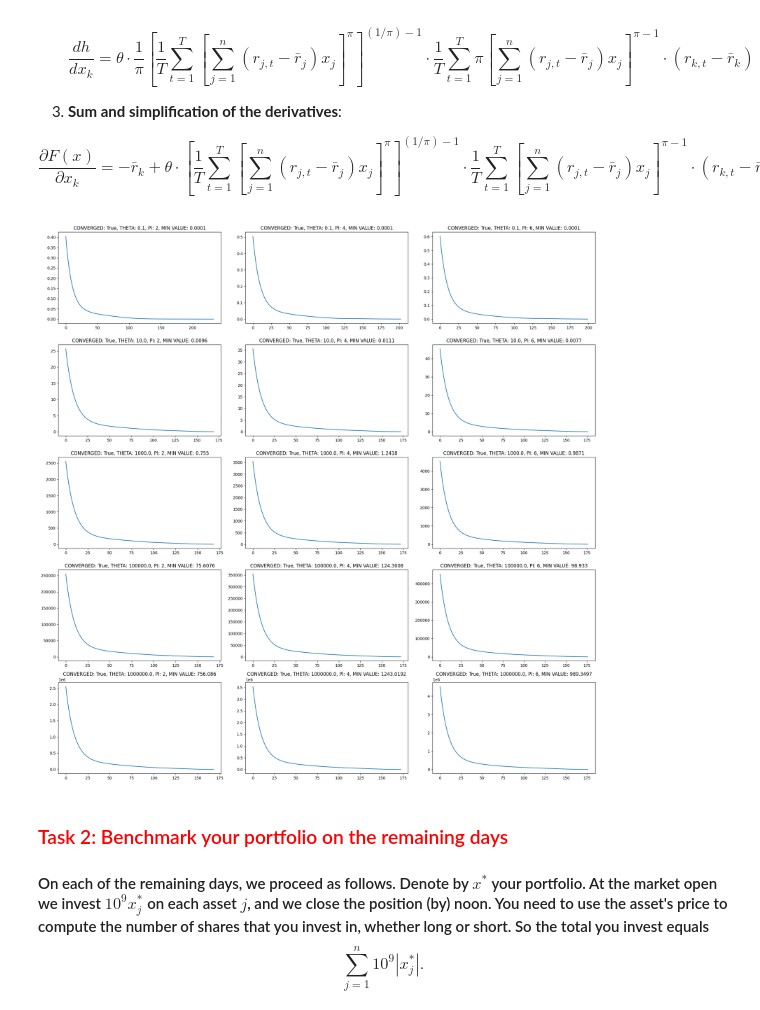
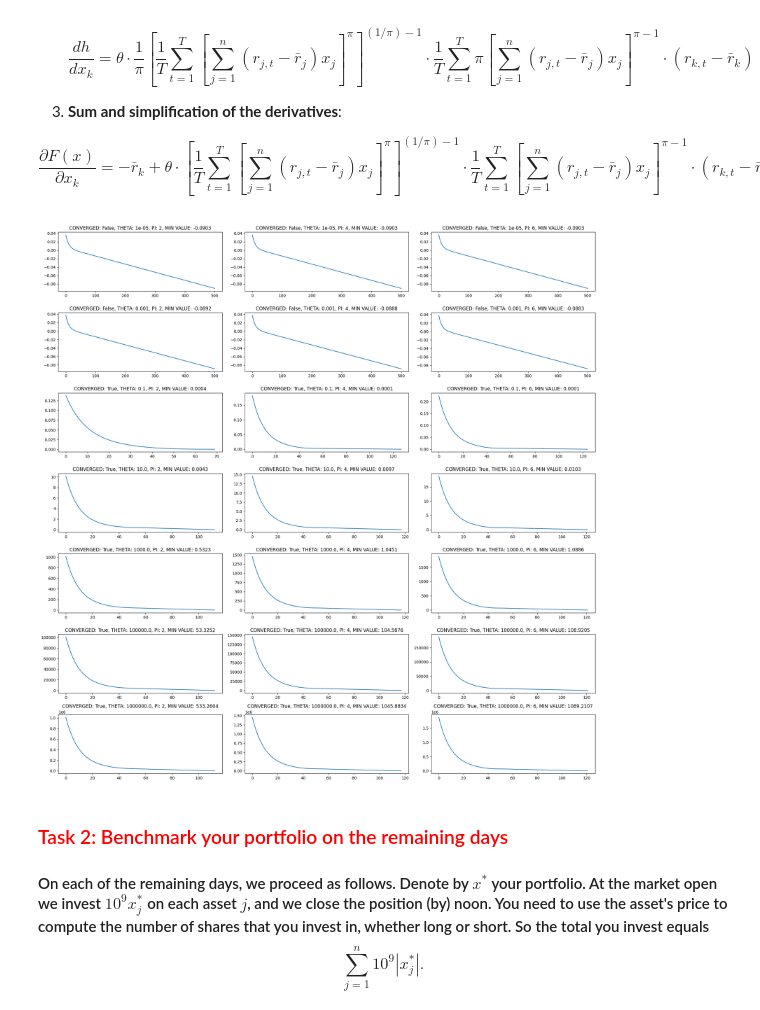
Before and after one commit to ostapenkovs/ieor-4500-apps-prog, a Jupyter notebook: hw2/hw2.ipynb, the cells around one changed output. Saved outputs shown, nothing was run; the diff lists cells and outputs as text; code cells hidden in the pictures.

```diff
--- a/hw2/hw2.ipynb
+++ b/hw2/hw2.ipynb
@@ -96,32 +96,32 @@ def gradient_descent(r_bar, r_diff, theta, pi, x_0, alpha, beta, max_iter=1000,
     return converged, x, hist
 # %%
 params = dict(
-    x_0=np.array([69]*3),
-    alpha=1e-1, beta=0.9,
+    x_0=np.array([69, 4, 20]),
+    alpha=1e-1, beta=0.90,
     max_iter=500, tolerance=1e-8
 )
 
 data = dict()
-for theta, pi in itertools.product([1e-1, 1e1, 1e3, 1e5, 1e6], [2, 4, 6]): # not using pi=0.5 as a possibility right now!
+for theta, pi in itertools.product([1e-5, 1e-3, 1e-1, 1e1, 1e3, 1e5, 1e6], [2, 4, 6]): # not using pi=0.5 as a possibility right now!
     data[ (theta, pi) ] = gradient_descent(r_bar=r_bar, r_diff=r_diff, theta=theta, pi=pi, **params)
 
 ncol = 3
 nrow = math.ceil(len(data) / ncol)
 figure, axes = plt.subplots(nrow, ncol, figsize=(20, 20))
 
 for ax, ((theta, pi), (converged, x, hist)) in itertools.zip_longest(axes.flat, data.items()):
     if ax is not None:
         ax.set_title(f"CONVERGED: {converged}, THETA: {theta}, PI: {pi}, MIN VALUE: {round(hist[-1], 4)}")
 
         sns.lineplot(data=hist, ax=ax)
 
     else:
         figure.delaxes(ax)
 
 plt.tight_layout()
 plt.show()
 # %% [output]
-[figure, old version]
+[figure, new version]
 # %% [markdown]
 ### <span style='color:red'>Task 2: Benchmark your portfolio on the remaining days</span>
 #### On each of the remaining days, we proceed as follows.  Denote by $x^*$ your portfolio. At the market open we invest $10^9 x^*_j$ on each asset $j$, and we close the position (by) noon.  You need to use the asset's price to compute the number of shares that you invest in, whether long or short. So the total you invest equals $$ \sum_{j = 1}^n 10^9 |x^*_j|.$$
```
Also changed, not shown: parts of 2 cells of this notebook.
